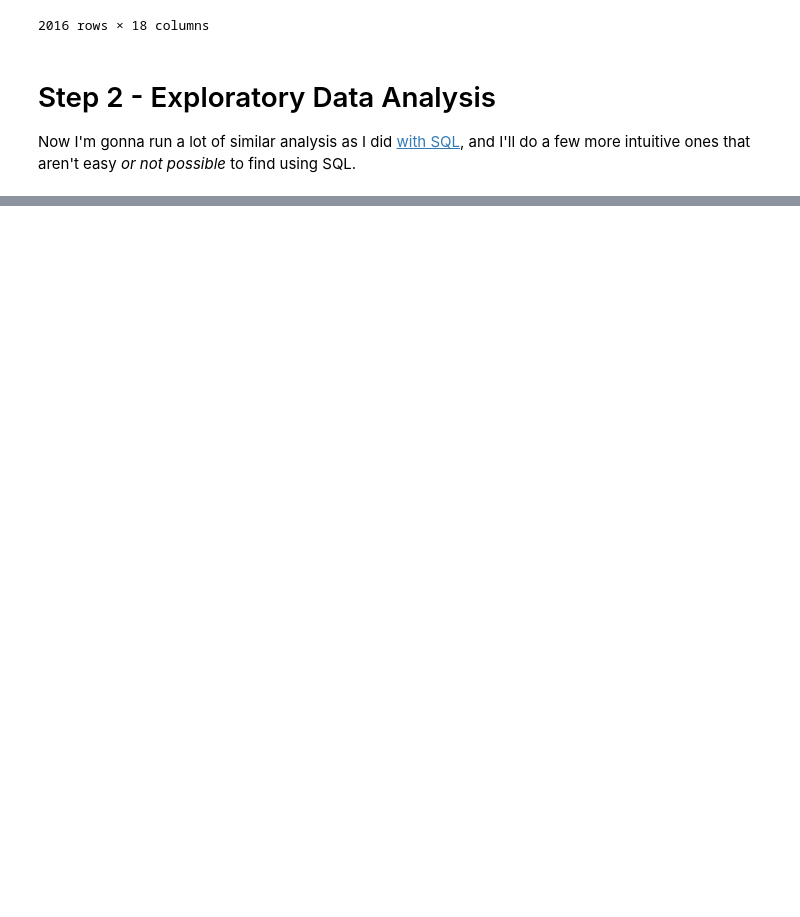
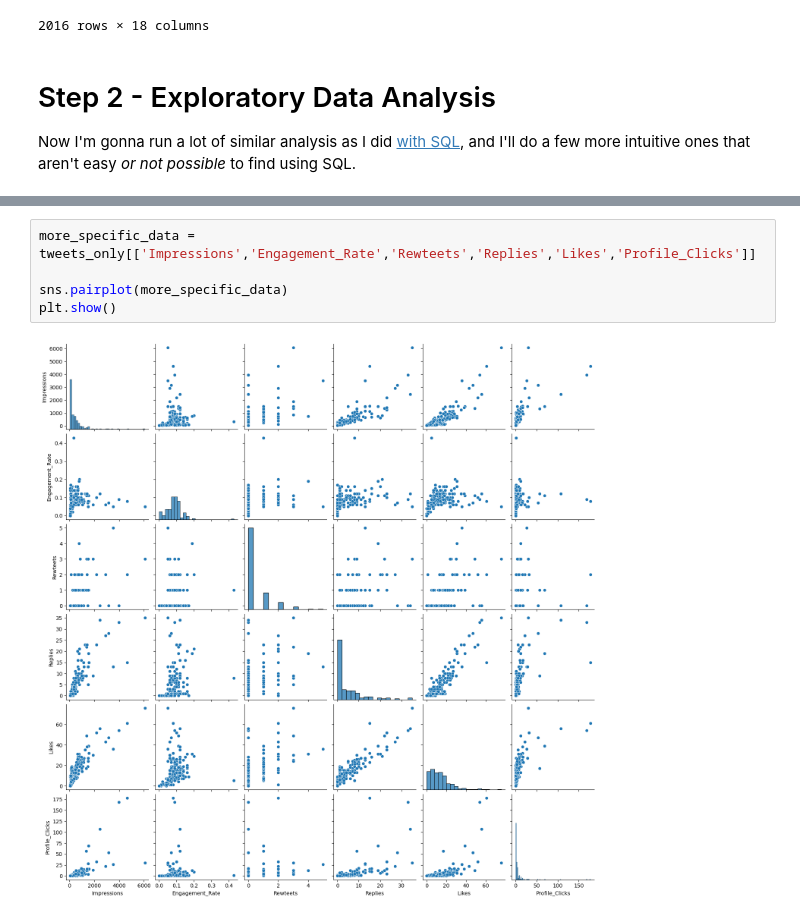
Before and after one commit to Mike-McKee/twitter_project, a Jupyter notebook: Python_Analysis.ipynb, the cells around one changed output, grey strips where cells are left out. Cells and saved outputs as stored; diff of their text form; blank space fills up the shorter version.

```diff
--- a/Python_Analysis.ipynb
+++ b/Python_Analysis.ipynb
@@ -317,0 +339,7 @@ Now I'm gonna run a lot of similar analysis as I did [with SQL](https://github.c
+# %%
+more_specific_data = tweets_only[['Impressions','Engagement_Rate','Rewteets','Replies','Likes','Profile_Clicks']]
+
+sns.pairplot(more_specific_data)
+plt.show()
+# %% [output]
+[figure, added]
```
Also changed, not shown: parts of 9 cells of this notebook.
